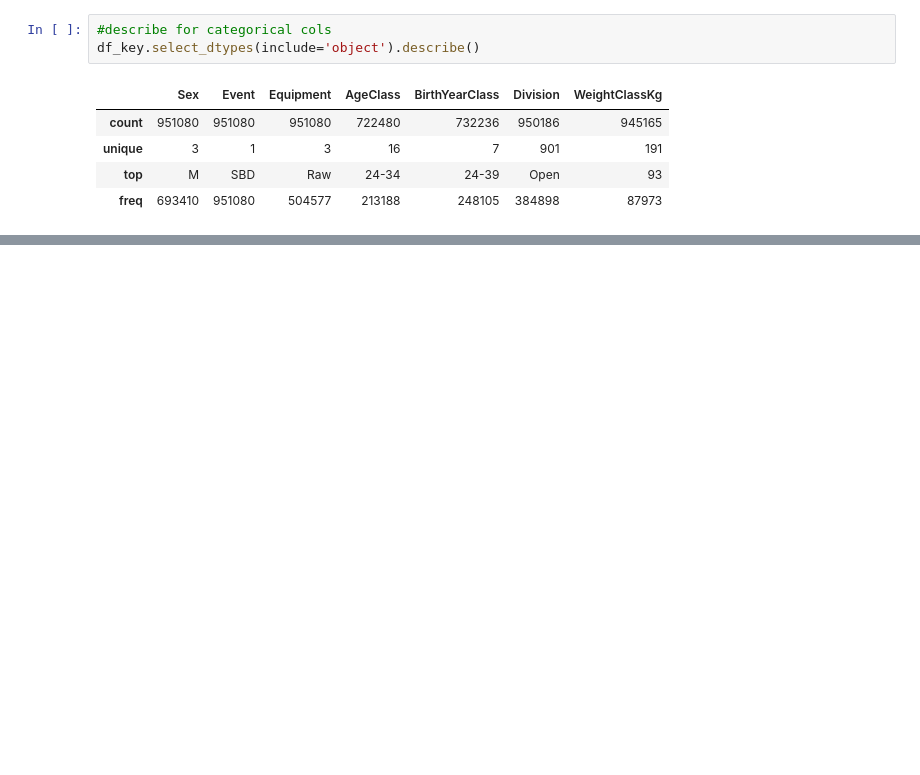
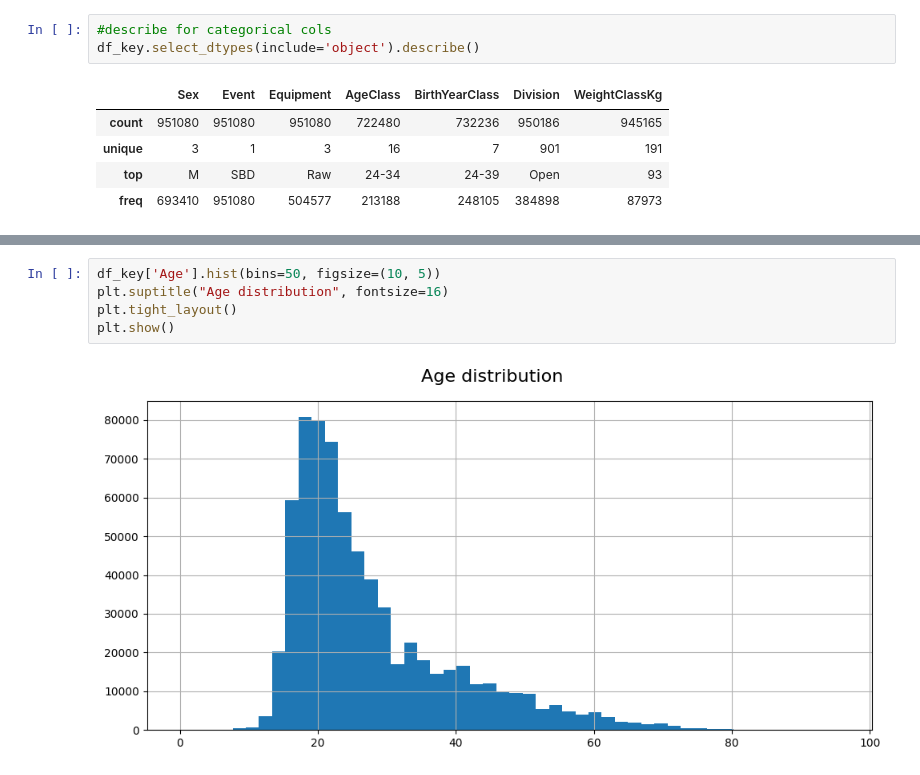
Before and after one commit to Husain-Althagafi/OpenIPF-Analysis, a Jupyter notebook: main.ipynb, the cells around one changed output, grey strips where cells are left out. Saved outputs shown, nothing was run; the diff lists cells and outputs as text; blank space fills up the shorter version.

```diff
--- a/main.ipynb
+++ b/main.ipynb
@@ -633,0 +650,7 @@ df_key.select_dtypes(include='object').describe()
+# %%
+df_key['Age'].hist(bins=50, figsize=(10, 5))
+plt.suptitle("Age distribution", fontsize=16)
+plt.tight_layout()
+plt.show()
+# %% [output]
+[figure, added]
```
Also changed, not shown: parts of 5 cells of this notebook.
